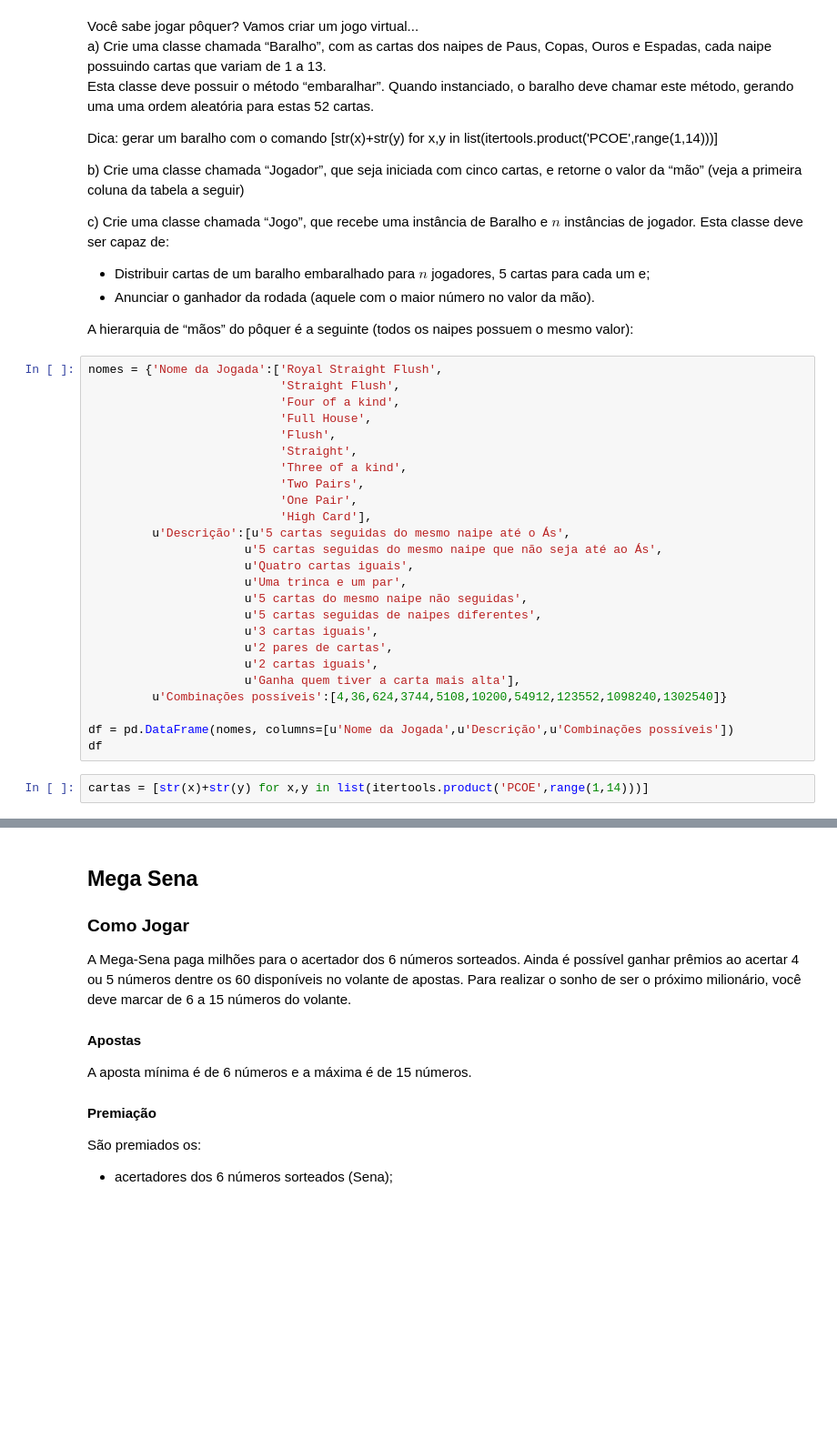
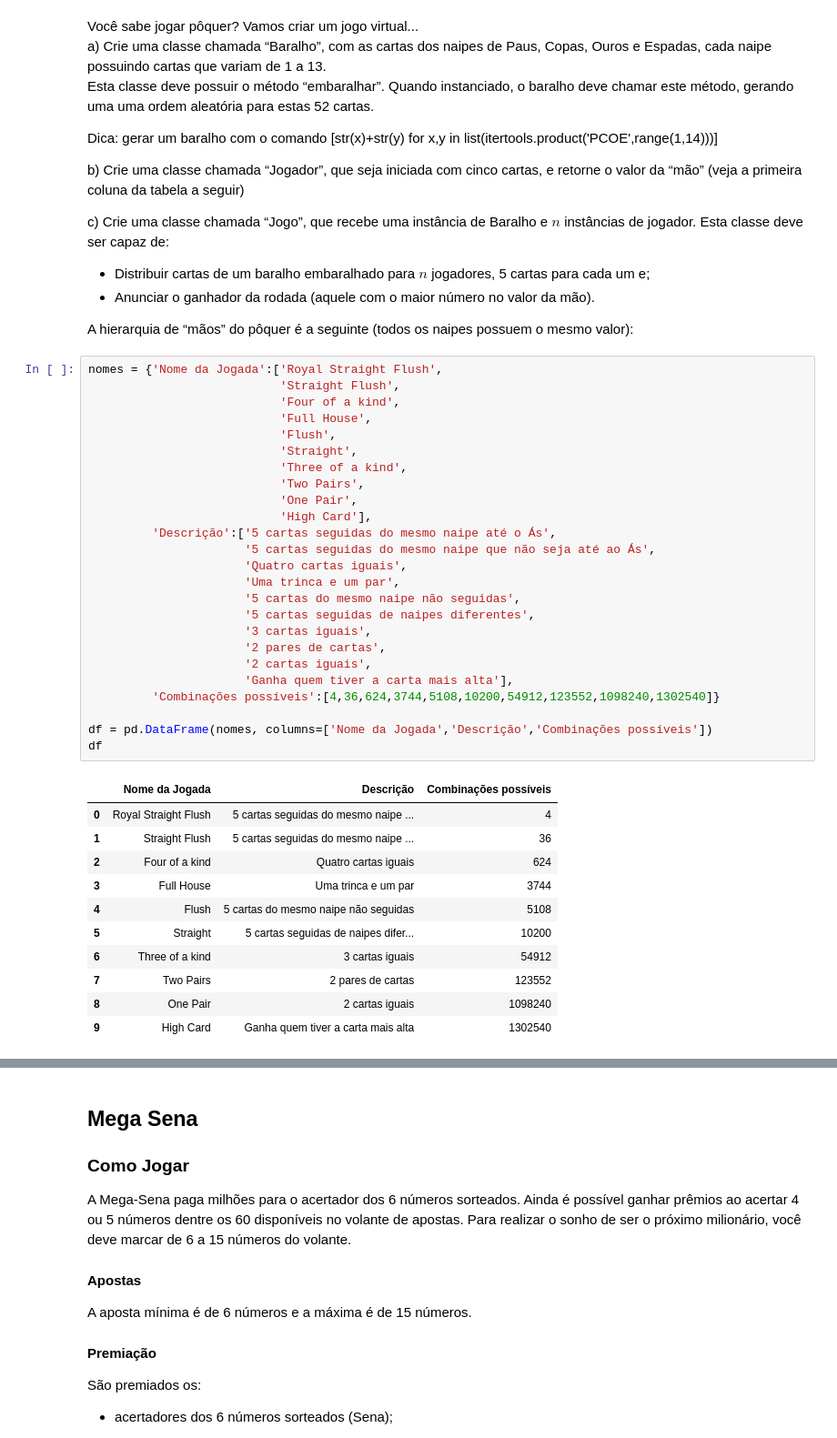
Before and after one commit to FGV-EMAp/FGV_Programming_Languages, a Jupyter notebook: Python/Exercicios/Exercicios_Revisao.ipynb, the cells around one changed output, grey strips where cells are left out. Shown at 91% size. Drawn from its saved outputs; the diff is of its cells as text; blank space fills up the shorter version.

```diff
--- a/Python/Exercicios/Exercicios_Revisao.ipynb
+++ b/Python/Exercicios/Exercicios_Revisao.ipynb
@@ -330,27 +348,37 @@ A hierarquia de “mãos” do pôquer é a seguinte (todos os naipes possuem o
 # %%
 nomes = {'Nome da Jogada':['Royal Straight Flush',
                            'Straight Flush',
                            'Four of a kind',
                            'Full House',
                            'Flush',
                            'Straight',
                            'Three of a kind',
                            'Two Pairs',
                            'One Pair',
                            'High Card'],
-         u'Descrição':[u'5 cartas seguidas do mesmo naipe até o Ás',
-                      u'5 cartas seguidas do mesmo naipe que não seja até ao Ás',
-                      u'Quatro cartas iguais',
-                      u'Uma trinca e um par',
-                      u'5 cartas do mesmo naipe não seguidas',
-                      u'5 cartas seguidas de naipes diferentes',
-                      u'3 cartas iguais',
-                      u'2 pares de cartas',
-                      u'2 cartas iguais',
-                      u'Ganha quem tiver a carta mais alta'],
-         u'Combinações possíveis':[4,36,624,3744,5108,10200,54912,123552,1098240,1302540]}
+         'Descrição':['5 cartas seguidas do mesmo naipe até o Ás',
+                      '5 cartas seguidas do mesmo naipe que não seja até ao Ás',
+                      'Quatro cartas iguais',
+                      'Uma trinca e um par',
+                      '5 cartas do mesmo naipe não seguidas',
+                      '5 cartas seguidas de naipes diferentes',
+                      '3 cartas iguais',
+                      '2 pares de cartas',
+                      '2 cartas iguais',
+                      'Ganha quem tiver a carta mais alta'],
+         'Combinações possíveis':[4,36,624,3744,5108,10200,54912,123552,1098240,1302540]}
 
-df = pd.DataFrame(nomes, columns=[u'Nome da Jogada',u'Descrição',u'Combinações possíveis'])
+df = pd.DataFrame(nomes, columns=['Nome da Jogada','Descrição','Combinações possíveis'])
 df
+# %% [output]
+|  | Nome da Jogada | Descrição | Combinações possíveis |
+| 0 | Royal Straight Flush | 5 cartas seguidas do mesmo naipe ... | 4 |
+| 1 | Straight Flush | 5 cartas seguidas do mesmo naipe ... | 36 |
+| 2 | Four of a kind | Quatro cartas iguais | 624 |
+| 3 | Full House | Uma trinca e um par | 3744 |
+| 4 | Flush | 5 cartas do mesmo naipe não seguidas | 5108 |
+| 5 | Straight | 5 cartas seguidas de naipes difer... | 10200 |
+| 6 | Three of a kind | 3 cartas iguais | 54912 |
+| 7 | Two Pairs | 2 pares de cartas | 123552 |
+| 8 | One Pair | 2 cartas iguais | 1098240 |
+| 9 | High Card | Ganha quem tiver a carta mais alta | 1302540 |
-# %%
-cartas = [str(x)+str(y) for x,y in list(itertools.product('PCOE',range(1,14)))]
```
Also changed, not shown: parts of 15 cells of this notebook.
